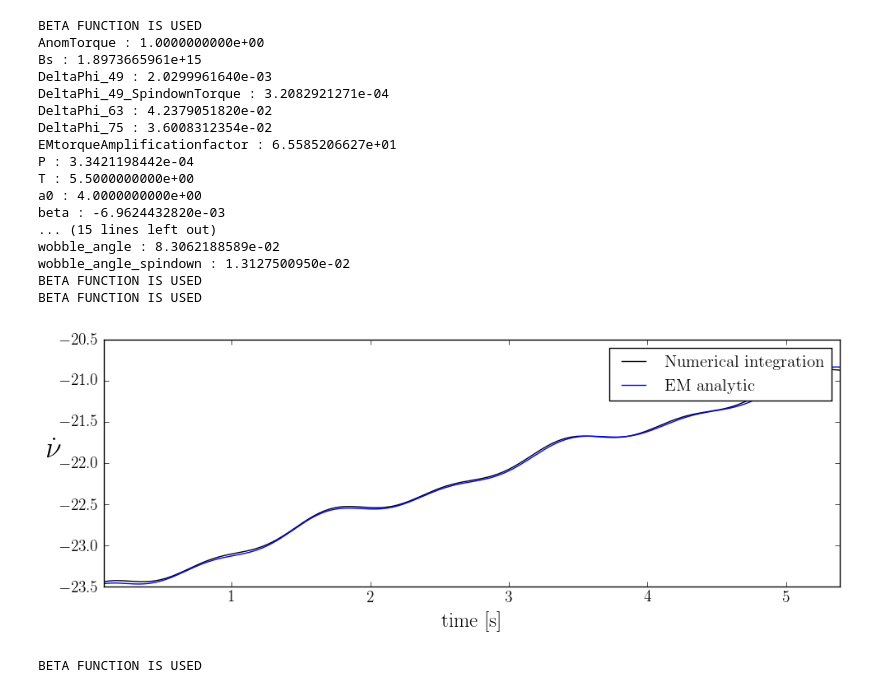
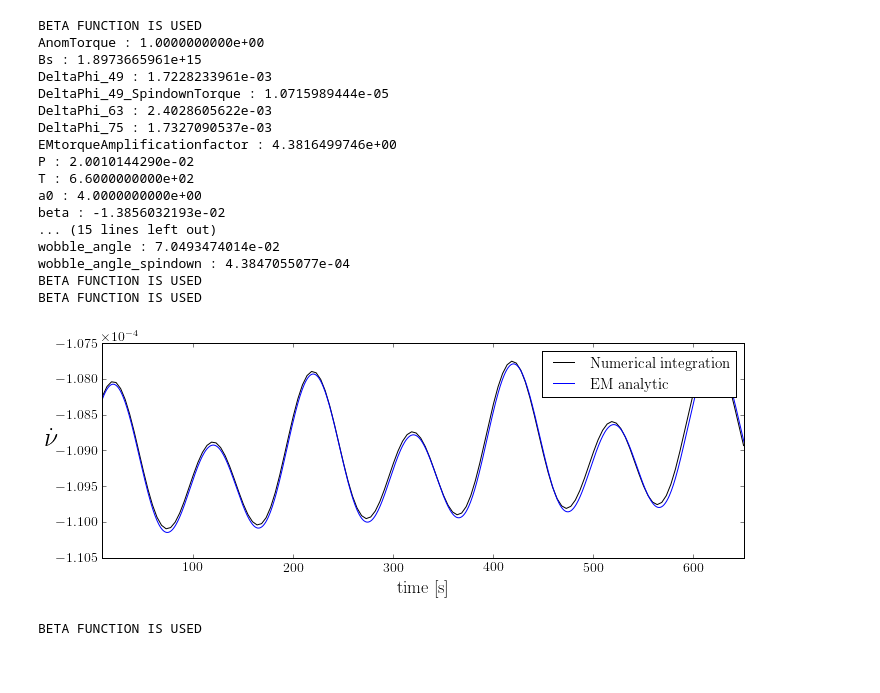
Before and after one commit to GregoryAshton/neutron_star_modelling, a Jupyter notebook: SpindownRate/Investigations.ipynb, the cells around one changed output. Cells and saved outputs as stored; diff of their text form; code cells hidden in the pictures; blank space fills up the shorter version.

Commit message:
Begin process of cleaning up
This recreates the plot showing agreement between the EM only model and
numerical results

```diff
--- a/SpindownRate/Investigations.ipynb
+++ b/SpindownRate/Investigations.ipynb
@@ -22,47 +22,18 @@ def SignalModel_EM3(theta1, t):
     psidot = - epsI*omega #+ k*epsI*omega**3*t
 
     Sin2Theta = 1 - (sin(a0)*sin(psi)*sin(chi) + cos(a0)*cos(chi))**2
-    Phidot = omega - psidot * sin(chi) * (cos(a0) *sin(chi) - sin(psi) * sin(a0) * cos(chi)) / (
-                        (sin(a0)*cos(chi) - cos(a0)*sin(psi)*sin(chi))**2 + (cos(psi) * sin(chi))**2)
+    Phidot = omega #- psidot * sin(chi) * (cos(a0) *sin(chi) - sin(psi) * sin(a0) * cos(chi)) / (
+                   #     (sin(a0)*cos(chi) - cos(a0)*sin(psi)*sin(chi))**2 + (cos(psi) * sin(chi))**2)
 
 
 
     return  -k * Phidot**3 * Sin2Theta / (2*np.pi)
-
-def SignalModel_EM2(theta1, t):
-    omega0, epsI, a0, chi, epsA = theta1
-
-    c = 3e10
-    R = 1e6
-    k = 2/3.0 * R/c * epsA
-
-    omega = 1/np.sqrt(2*k*t + 1/omega0**2)
-
-    psi = np.pi/2 - epsI*omega*t #+ .5*k*epsI*omega**3*t**2
-    psidot = - epsI*omega #+ k*epsI*omega**3*t
-
-    Sin2Theta = 1 - (sin(a0)*sin(psi)*sin(chi) + cos(a0)*cos(chi))**2
-    Phidot = omega - psidot * sin(chi) * (cos(a0) *sin(chi) - sin(psi) * sin(a0) * cos(chi)) / (
-                        (sin(a0)*cos(chi) - cos(a0)*sin(psi)*sin(chi))**2 + (cos(psi) * sin(chi))**2)
-
-    T1 = -k * Phidot**3 * Sin2Theta / (2*np.pi)
-
-    GEOMETRIC = (psidot**2*(2*(sin(chi)*cos(a0) - sin(a0)*sin(psi)*cos(chi))
-                      *(sin(chi)*sin(a0)*sin(psi) + cos(chi)*cos(a0))*sin(chi)
-                      - ((sin(chi)*sin(psi)*cos(a0) - sin(a0)*cos(chi))**2
-                      + sin(chi)**2*cos(psi)**2)*cos(chi))*sin(chi)*sin(a0)
-                      *cos(psi)/((sin(chi)*sin(psi)*cos(a0)
-                    - sin(a0)*cos(chi))**2
-                      + sin(chi)**2*cos(psi)**2)**2
-                        ) / (2*np.pi)
-
-    return T1 + GEOMETRIC
 # %%
 fig, ax1 = plt.subplots(figsize=(10, 4))
 
-# Parameters
-epsI3 = 2e-4
-omega0 = 2*np.pi*3000
+# Parameter3
+epsI3 = 1e-4
+omega0 = 2*np.pi*50
 epsA = 1e-6
 chi0 = 88.6
 tauP = 2 * np.pi/abs(epsI3 * omega0)
@@ -77,45 +48,45 @@ file_name = main(chi0=chi0, epsI3=epsI3, epsA=epsA, omega0=omega0, T=T,
                  n=n, error=error, a0=a0,
                  #cleanup=True,
                  #DryRun=True,
                  AnomTorque=True)
 
 File_Functions.PrintParameterDictionary(file_name)
 
 ax1 = Plot.SpindownRate(file_name, ax=ax1, analytic="", divisor=11, label="Numerical integration")
 
 time = np.linspace(0, T, 1000)
 
 PD = File_Functions.Parameter_Dictionary(file_name)
 nu_dot0 = PD['nu_dot0']
 
 # EM model
 theta_EM = np.array([omega0, epsI3, np.radians(a0), np.radians(chi0), epsA])
-ax1.plot(time, SignalModel_EM3(theta_EM, time), color="b", label="EM analytic")
+ax1.plot(time, SignalModel_EM2(theta_EM, time), color="b", label="EM analytic")
 
 #ax1.set_title("EM amplification factor = {:2.4f}".format(PD['EMtorqueAmplificationfactor']))
 plt.tight_layout()
 plt.legend()
 #plt.savefig("fig1.pdf")
 plt.show()
 # %% [output]
 BETA FUNCTION IS USED
 AnomTorque : 1.0000000000e+00
 Bs : 1.8973665961e+15
-DeltaPhi_49 : 2.0299961640e-03
-DeltaPhi_49_SpindownTorque : 3.2082921271e-04
-DeltaPhi_63 : 4.2379051820e-02
-DeltaPhi_75 : 3.6008312354e-02
-EMtorqueAmplificationfactor : 6.5585206627e+01
-P : 3.3421198442e-04
-T : 5.5000000000e+00
+DeltaPhi_49 : 1.7228233961e-03
+DeltaPhi_49_SpindownTorque : 1.0715989444e-05
+DeltaPhi_63 : 2.4028605622e-03
+DeltaPhi_75 : 1.7327090537e-03
+EMtorqueAmplificationfactor : 4.3816499746e+00
+P : 2.0010144290e-02
+T : 6.6000000000e+02
 a0 : 4.0000000000e+00
-beta : -6.9624432820e-03
+beta : -1.3856032193e-02
 ... (15 lines left out)
-wobble_angle : 8.3062188589e-02
-wobble_angle_spindown : 1.3127500950e-02
+wobble_angle : 7.0493474014e-02
+wobble_angle_spindown : 4.3847055077e-04
 BETA FUNCTION IS USED
 BETA FUNCTION IS USED
-[figure, old version]
+[figure, new version]
 # %%
 Plot.big_phi_dot(file_name)
 plt.show()
```
